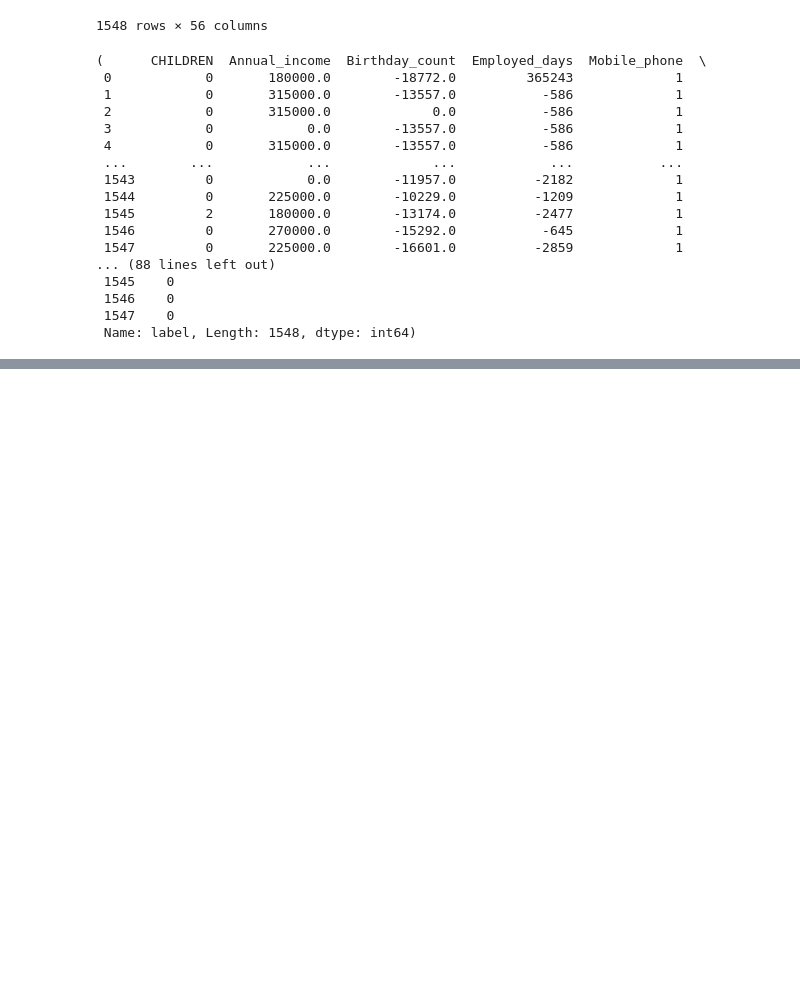
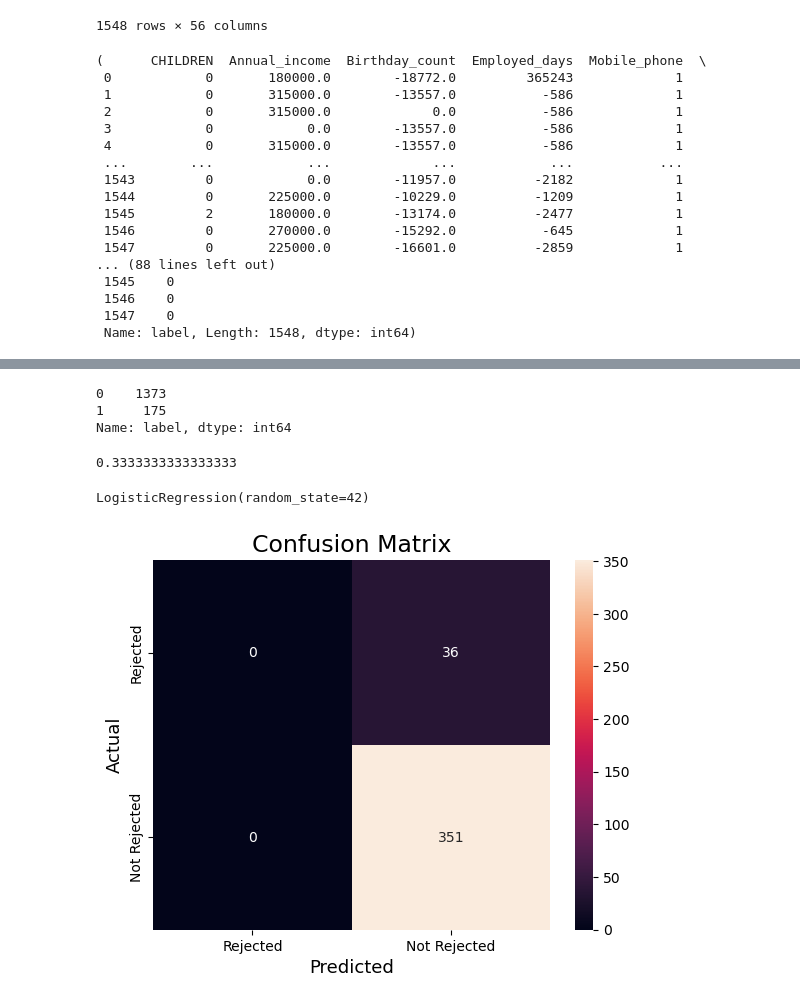
Before and after one commit to sdray5/projects, a Jupyter notebook: credit_card/Credit Card.ipynb, the cells around one changed output, grey strips where cells are left out. Drawn from its saved outputs; the diff is of its cells as text; code cells hidden in the pictures; blank space fills up the shorter version.

```diff
--- a/credit_card/Credit Card.ipynb
+++ b/credit_card/Credit Card.ipynb
@@ -202,0 +218,42 @@ Name: label, Length: 1161, dtype: int64
+# %%
+credit_card_label['label'].value_counts()
+# about 8 times as many cards accepted as rejected
+# %% [output]
+0    1373
+1     175
+Name: label, dtype: int64
+# %%
+import imblearn
+from imblearn.over_sampling import RandomOverSampler
+oversample = RandomOverSampler(sampling_strategy=0.5)
+# %%
+X_train, y_train = oversample.fit_resample(X_train, y_train)
+# %%
+y_train.sum()/y_train.count()
+# now a third of the data is rejected credit card
+# %% [output]
+0.3333333333333333
+# %%
+# try logistic regression again
+classifier = LogisticRegression(random_state = 42)
+classifier.fit(X_train, y_train)
+# %% [output]
+LogisticRegression(random_state=42)
+# %%
+y_pred = classifier.predict(X_test)
+# %%
+labels = [1, 0]
+cm = confusion_matrix(y_test,y_pred, labels=labels)
+
+sns.heatmap(cm,
+            annot=True,
+            fmt='g',
+            xticklabels=['Rejected','Not Rejected'],
+            yticklabels=['Rejected','Not Rejected'])
+plt.ylabel('Actual',fontsize=13)
+plt.xlabel('Predicted',fontsize=13)
+plt.title('Confusion Matrix',fontsize=17)
+plt.show()
+# still predicting almost all in the positive class
+# %% [output]
+[figure, added]
```
Also changed, not shown: parts of 15 cells of this notebook.
